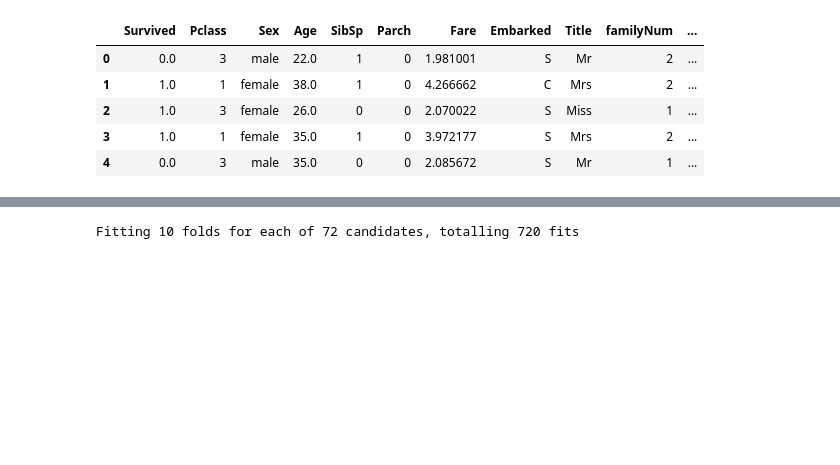
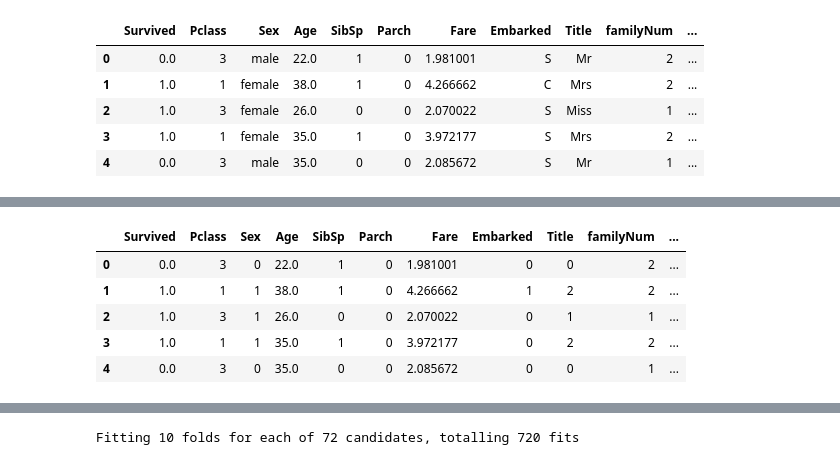
Before and after one commit to Vapourism233/DataAnalysePractice, a Jupyter notebook: rf.ipynb, the cells around one changed output, grey strips where cells are left out. Saved outputs shown, nothing was run; the diff lists cells and outputs as text; code cells hidden in the pictures; blank space fills up the shorter version.

```diff
--- a/rf.ipynb
+++ b/rf.ipynb
@@ -507,0 +465,21 @@ corrDf
+# %%
+sex_mapping = {'male': 0, 'female': 1}
+embarked_mapping = {'S': 0, 'C': 1, 'Q': 2}
+title_mapping = {'Mr': 0, 'Miss': 1, 'Mrs': 2, 'Master': 3, 'Royalty': 4, 'Officer': 5}
+familySize_mapping = {'Single': 0, 'Middle': 1, 'Large': 2}
+deck_mapping = {'U': 0, 'C': 1, 'E': 2, 'G': 3, 'D': 4, 'A': 5, 'B': 6, 'F': 7, 'T': 8}
+
+fullSel['Sex'] = fullSel['Sex'].map(sex_mapping)
+fullSel['Embarked'] = fullSel['Embarked'].map(embarked_mapping)
+fullSel['Title'] = fullSel['Title'].map(title_mapping)
+fullSel['familySize'] = fullSel['familySize'].map(familySize_mapping)
+fullSel['Deck'] = fullSel['Deck'].map(deck_mapping)
+
+fullSel.head()
+# %% [output]
+|  | Survived | Pclass | Sex | Age | SibSp | Parch | Fare | Embarked | Title | familyNum | ... |
+| 0 | 0.0 | 3 | 0 | 22.0 | 1 | 0 | 1.981001 | 0 | 0 | 2 | ... |
+| 1 | 1.0 | 1 | 1 | 38.0 | 1 | 0 | 4.266662 | 1 | 2 | 2 | ... |
+| 2 | 1.0 | 3 | 1 | 26.0 | 0 | 0 | 2.070022 | 0 | 1 | 1 | ... |
+| 3 | 1.0 | 1 | 1 | 35.0 | 1 | 0 | 3.972177 | 0 | 2 | 2 | ... |
+| 4 | 0.0 | 3 | 0 | 35.0 | 0 | 0 | 2.085672 | 0 | 0 | 1 | ... |
```
Also changed, not shown: parts of 15 cells of this notebook.
